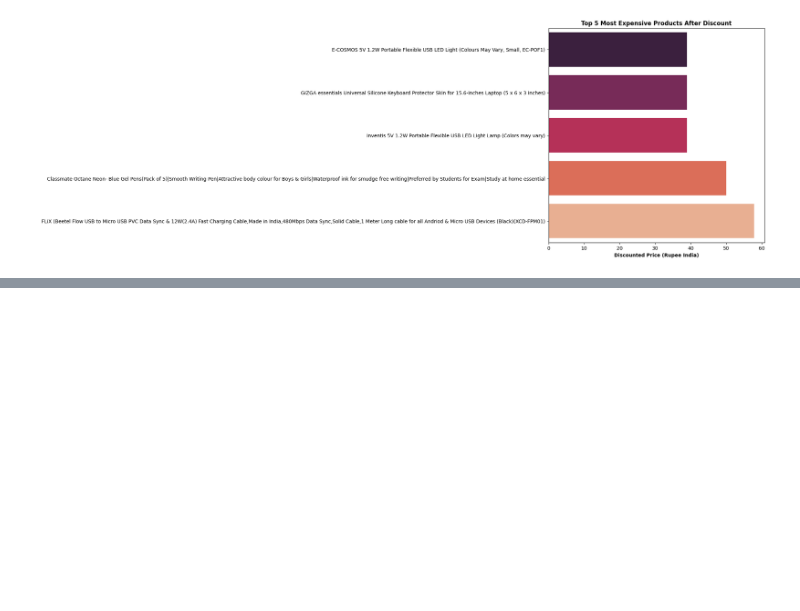
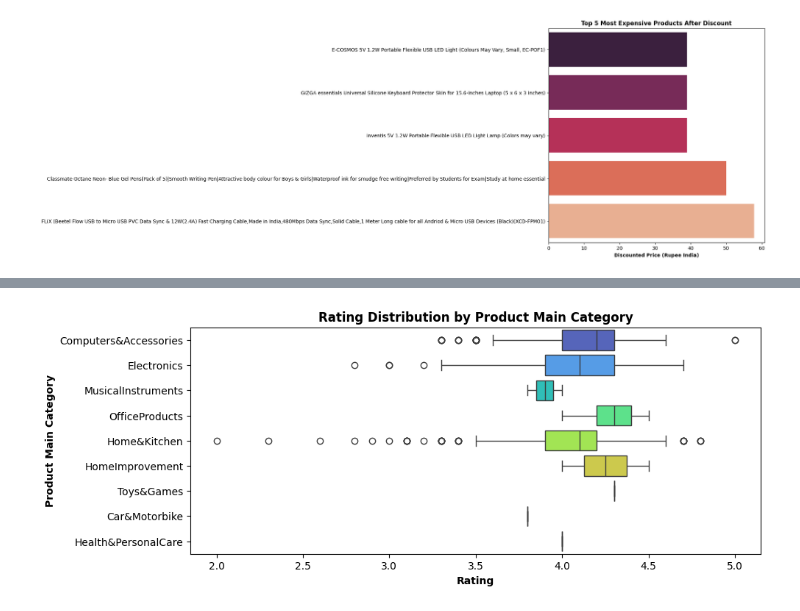
Before and after one commit to buijoe123145/Final_project---Progamming-for-data-science, a Jupyter notebook: src/Final_project.ipynb, the cells around one changed output, grey strips where cells are left out. Cells and saved outputs as stored; diff of their text form; code cells hidden in the pictures; blank space fills up the shorter version.

```diff
--- a/src/Final_project.ipynb
+++ b/src/Final_project.ipynb
@@ -403,0 +440,12 @@ plt.show()
+# %%
+df1 = amazon_df.copy()
+plt.figure(figsize=(10,4))
+sns.boxplot(data=df1, x='rating', y='main_category', palette='turbo')
+
+plt.xlabel('Rating', fontweight='bold')
+plt.ylabel('Product Main Category', fontweight='bold')
+plt.title('Rating Distribution by Product Main Category', fontweight='bold')
+
+plt.show()
+# %% [output]
+[figure, added]
```
Also changed, not shown: parts of 8 cells of this notebook.
